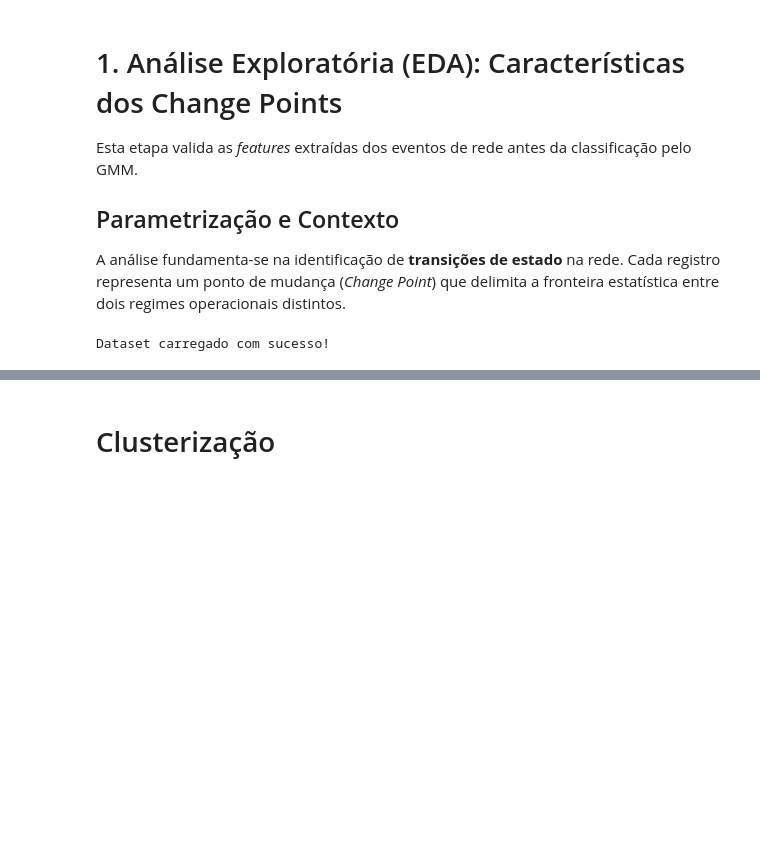
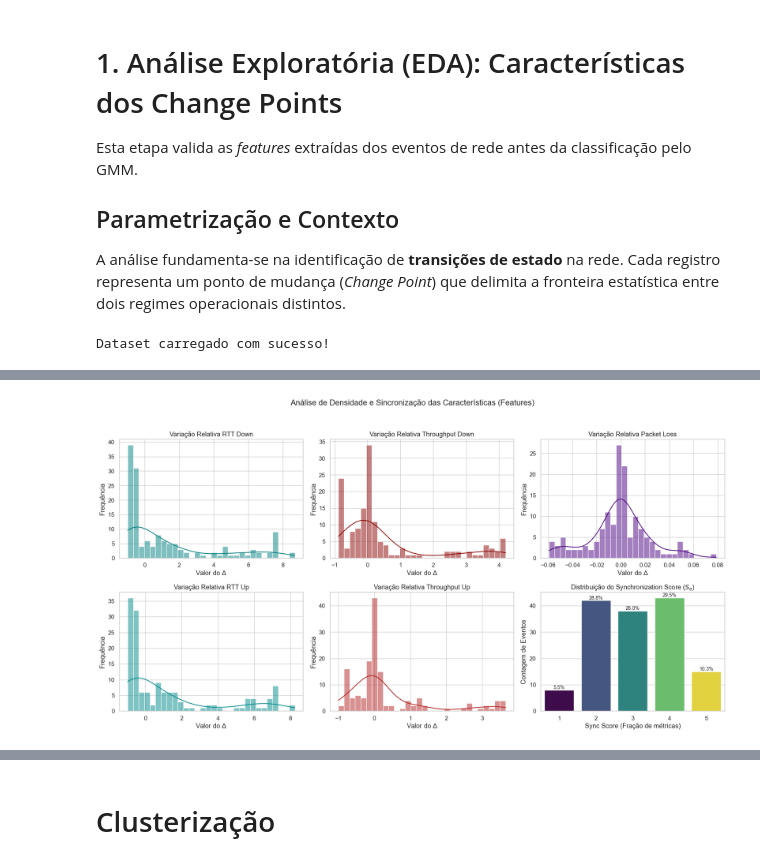
Before and after one commit to lhscaldas/Mestrado, a Jupyter notebook: features_analysis.ipynb, the cells around one changed output, grey strips where cells are left out. Saved outputs shown, nothing was run; the diff lists cells and outputs as text; code cells hidden in the pictures; blank space fills up the shorter version.

```diff
--- a/features_analysis.ipynb
+++ b/features_analysis.ipynb
@@ -219,4 +43,5 @@ def EDA(df_ana):
 # %%
+corte = 10 # ms
 # Filtro de corte
 df_filtrado = df[
     ((df['d_rtt_down_abs'] > 0) & (df['d_rtt_down_abs'] >= corte)) |
@@ -225,15 +50,9 @@ df_filtrado = df[
     ((df['d_rtt_up_abs'] < 0) & (df['d_rtt_up_abs'] <= -corte))
 ]
 
-if outlier_cut:
-    # Selecionar apenas colunas numéricas
-    feature_cols = ['d_rtt_down', 'd_tp_down', 'd_rtt_up', 'd_tp_up', 'd_pl']
-
-    # Calcular limites apenas para as features do modelo
-    low = float('-inf') #df_filtrado[feature_cols].quantile(0.01)
-    high = float('inf') # df_filtrado[feature_cols].quantile(0.95)
-
-    # Filtrar o DataFrame removendo linhas que possuam outliers em qualquer coluna numérica
-    df_filtrado= df_filtrado[((df_filtrado[feature_cols] >= low) & (df_filtrado[feature_cols] <= high)).all(axis=1)]
-
-EDA(df_filtrado)
+config_metricas = {
+    'd_tp_up': 0.99,
+    'd_rtt_down': 0.98
+}
+limiares = {feature: df_filtrado[feature].quantile(q) for feature, q in config_metricas.items()}
+df_filtrado = df_filtrado[~df_filtrado.apply(lambda row: any(row[f] > limiares[f] for f in config_metricas), axis=1)]
@@ -323,0 +102,46 @@ Theo_RNP-RJ_s04.csv
+# %%
+# --- Análise de Sincronização e Distribuições de Variação (Deltas) ---
+
+# Seleção das métricas e configurações de plotagem
+metrics_to_plot = [
+    ('d_rtt_down', f'Variação {relativa_absoluta} RTT Down', 'teal'),
+    ('d_tp_down', f'Variação {relativa_absoluta} Throughput Down', 'darkred'),
+    ('d_pl', 'Variação Relativa Packet Loss', 'indigo'),
+    ('d_rtt_up', 'Variação Relativa RTT Up', 'darkcyan'),
+    ('d_tp_up', 'Variação Relativa Throughput Up', 'firebrick')
+]
+
+# Criação da figura 2x3 para consolidar todas as análises
+fig, axes = plt.subplots(2, 3, figsize=(18, 10))
+plt.suptitle("Análise de Densidade e Sincronização das Características (Features)", fontsize=16)
+axes_flat = axes.flatten()
+
+# 1. Plotagem dos Histogramas com KDE para os Deltas (Primeiras 5 posições)
+for i, (col, label, color) in enumerate(metrics_to_plot):
+    if col in df_filtrado.columns:
+        sns.histplot(df_filtrado[col], kde=True, color=color, ax=axes_flat[i], bins=30)
+        axes_flat[i].set_title(label)
+        axes_flat[i].set_xlabel("Valor do $\\Delta$")
+        axes_flat[i].set_ylabel("Frequência")
+
+# 2. Plotagem do Synchronization Score (S_e) na sexta posição
+ax_sync = axes_flat[5]
+sns.countplot(data=df_filtrado.assign(sync_score=(df_filtrado['sync_score'] * 5).astype(int)), x='sync_score', hue='sync_score', palette='viridis', ax=ax_sync, legend=False)
+
+ax_sync.set_title("Distribuição do Synchronization Score ($S_{e}$)")
+ax_sync.set_xlabel("Sync Score (Fração de métricas)")
+ax_sync.set_ylabel("Contagem de Eventos")
+
+# Adição de labels de porcentagem sobre as barras do Sync Score
+total = len(df_filtrado)
+for p in ax_sync.patches:
+    height = p.get_height()
+    if height > 0:
+        percentage = f'{100 * height / total:.1f}%'
+        ax_sync.annotate(percentage, (p.get_x() + p.get_width() / 2, height),
+                        ha='center', va='bottom', fontsize=10)
+
+plt.tight_layout(rect=[0, 0.03, 1, 0.95])
+plt.show()
+# %% [output]
+[figure, added]
```
Also changed, not shown: parts of 16 cells of this notebook, 1 other file.
